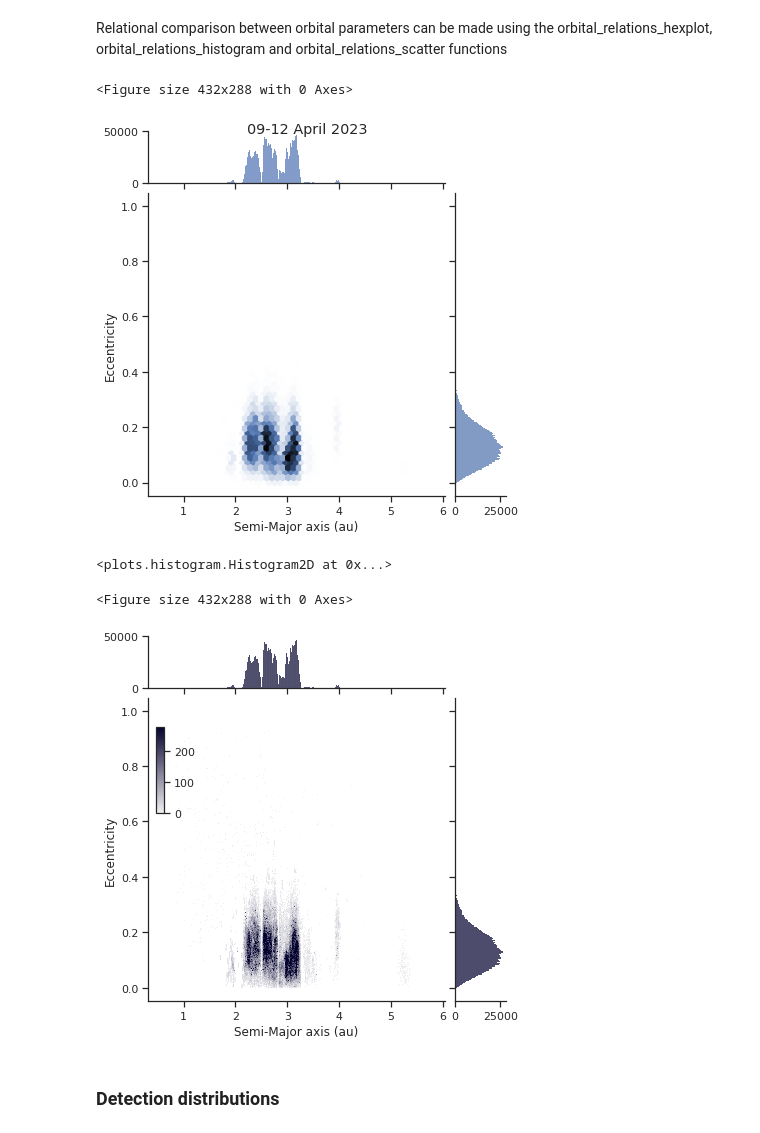
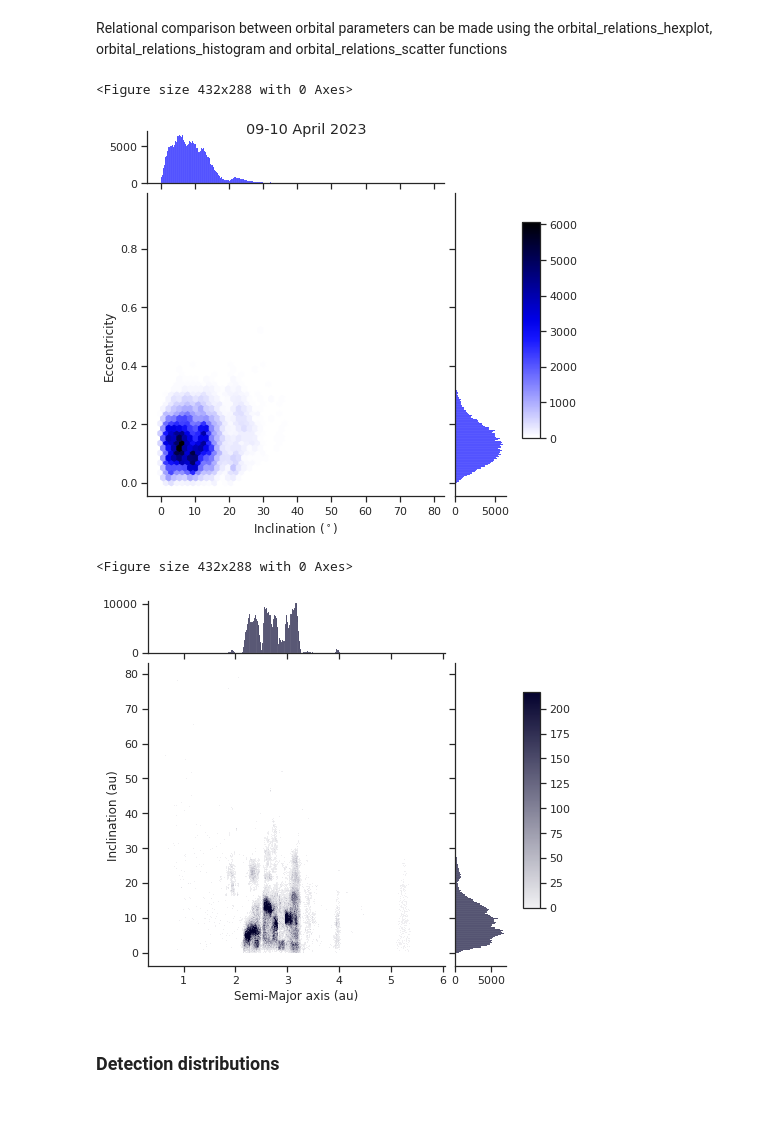
Before and after one commit to QUB-Planet-Lab/LSST_Solar_System_Plotting_Tools, a Jupyter notebook: PlottingTools/Tutorial/detections_examples.ipynb, the cells around one changed output. Cells and saved outputs as stored; diff of their text form; code cells hidden in the pictures.

```diff
--- a/PlottingTools/Tutorial/detections_examples.ipynb
+++ b/PlottingTools/Tutorial/detections_examples.ipynb
@@ -24,7 +25,12 @@ Detections(
 # Instantiate the class for the time frame 60043 to 60044, this can be specified
 # in ISO format, start_time = "2023-04-09", end_time = "2023-04-16"
 
-det = Detections(start_time = 60043, end_time = 60050)
+det = Detections(start_time = 60043,
+                 end_time = 60044,
+                 filters = "all",
+                 min_hd = 0,
+                 max_hd = 2
+)
 # times can also be specified in ISO format
 # %% [markdown]
 ### Detections visualised by their heliocentric distances
@@ -292,28 +337,27 @@ Wall time: 3min 38s
 Relational comparison between orbital parameters can be made using the orbital_relations_hexplot, orbital_relations_histogram and orbital_relations_scatter functions
 # %%
 example = det.orbital_relations_hexplot(
-    x = "a",
+    x = "incl",
     y = "e",
-    min_a = 0,
-    max_a = 6,
-    title = "09-12 April 2023"
+    max_q = 6,
+    title = "09-10 April 2023"
 )
 # %% [output]
 <Figure size 432x288 with 0 Axes>
-[figure, old version]
+[figure, new version]
 # %%
-det.orbital_relations_histogram(
+example_hist = det.orbital_relations_histogram(
     x = "a",
-    y = "e",
+    y = "incl",
     min_a = 0,
     max_a = 6,
     min_e = 0,
-    marginals = True
+    marginals = True,
+    cache_data = True
 )
 # %% [output]
-<plots.histogram.Histogram2D at 0x...>
+<Figure size 432x288 with 0 Axes>
-<Figure size 432x288 with 0 Axes>
-[figure, old version]
+[figure, new version]
 # %% [markdown]
 ### Detection distributions
 # %% [markdown]
```
Also changed, not shown: parts of 26 cells of this notebook.
